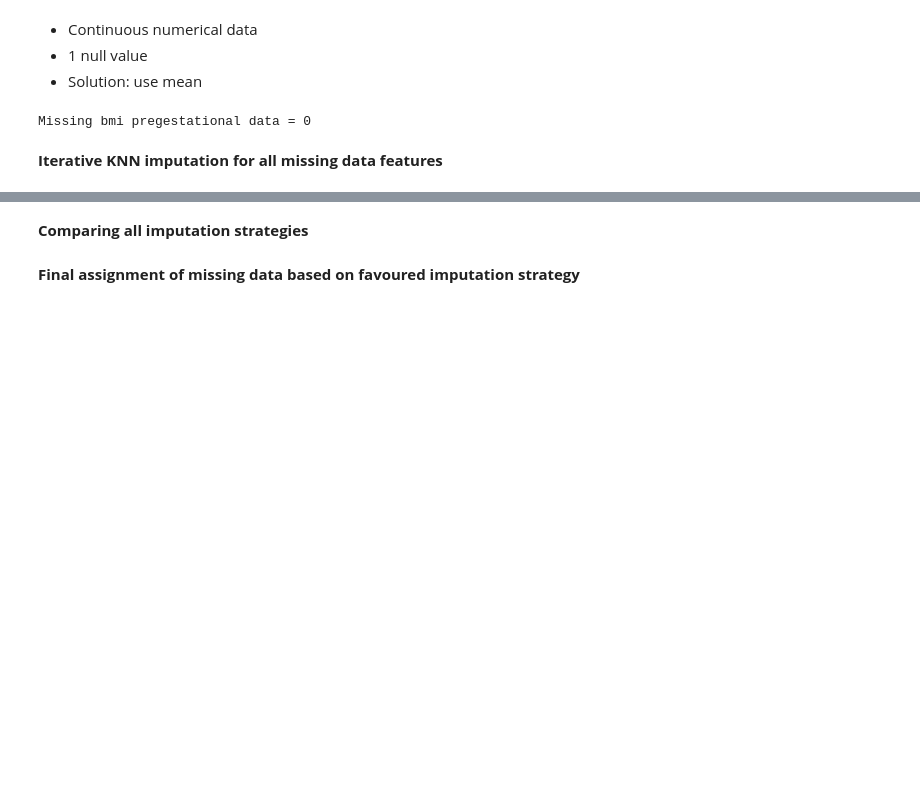
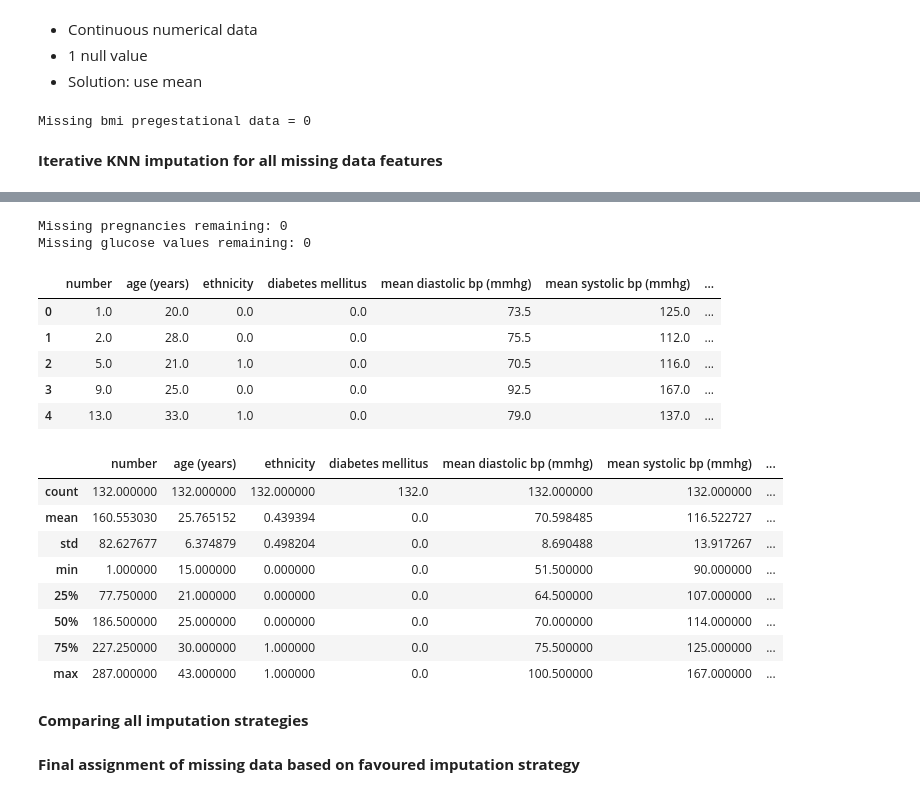
Before and after one commit to FBackhouse1/CaseStudy_PregnancyDiabetes_PreProcessing, a Jupyter notebook: CaseStudy_Diabetes.ipynb, the cells around one changed output, grey strips where cells are left out. Drawn from its saved outputs; the diff is of its cells as text; code cells hidden in the pictures; blank space fills up the shorter version.

Commit message:
Added KNN imputation for pregnancy (number) and first fasting glucose (mg/dl) columns

```diff
--- a/CaseStudy_Diabetes.ipynb
+++ b/CaseStudy_Diabetes.ipynb
@@ -678,0 +708,13 @@ Missing bmi pregestational data = 0
+# %%
+# Creating a copy of diabetes_clean that will only be used for this KNN imputation
+# this is so scaling and other preprocessing can be performed in a more standardised form later in the pipeline
+diabetes_knn = diabetes_clean.copy()
+# %%
+# Both gestational age variables are stored as (weeks of pregnancy, days of pregnancy)
+# this can be converted into just days and stored as an integer
+diabetes_knn["current gestational age (days)"] = ((diabetes_knn["current gestational age"].str.split(",").str[0].astype(int) * 7) +
+                                                  (diabetes_knn["current gestational age"].str.split(",").str[1].astype(int)))
+diabetes_knn["gestational age at birth (days)"] = ((diabetes_knn["gestational age at birth"].str.split(",").str[0].astype(int) * 7) +
+                                                  (diabetes_knn["gestational age at birth"].str.split(",").str[1].astype(int)))
+diabetes_knn = diabetes_knn.drop(["current gestational age", "gestational age at birth"], axis = 1)
+diabetes_knn.head()
@@ -678,0 +728,5 @@ Missing bmi pregestational data = 0
+# %%
+# Feature scaling
+knn_scaler = MinMaxScaler()
+diabetes_knn_scaled = pd.DataFrame(knn_scaler.fit_transform(diabetes_knn), columns = diabetes_knn.columns, index = diabetes_knn.index)
+diabetes_knn_scaled.head()
@@ -679,2 +740,39 @@ Missing bmi pregestational data = 0
+# %%
+# Initialize and apply the KNN Imputer
+# n_neighbors=5 is standard. It averages the values of the 5 closest matching patients, better than sqrt(130) because for imputation
+# you want to find the nearby profiles that fit the best, you're not looking to smooth and prevent overfitting like a classification model
+imputer = KNNImputer(n_neighbors=5)
+imputed_values_knn = imputer.fit_transform(diabetes_knn_scaled)
+
+# Reverse the scaling back to natural clinical numbers
+# This converts scaled fractions back into realistic blood glucose and pregnancy numbers
+final_imputed_knn = knn_scaler.inverse_transform(imputed_values_knn)
+diabetes_knn = pd.DataFrame(final_imputed_knn, columns=diabetes_knn.columns, index=diabetes_knn.index)
+
+# Round pregnancy numbers to keep as discrete whole counts
+diabetes_knn["pregnancies (number)"] = diabetes_knn["pregnancies (number)"].round()
+
+# 8. Verification Check
+print("Missing pregnancies remaining:", diabetes_knn["pregnancies (number)"].isnull().sum())
+print("Missing glucose values remaining:", diabetes_knn["first fasting glucose (mg/dl)"].isnull().sum())
+display(diabetes_knn.head(), diabetes_knn.describe())
+# %% [output]
+Missing pregnancies remaining: 0
+Missing glucose values remaining: 0
+|  | number | age (years) | ethnicity | diabetes mellitus | mean diastolic bp (mmhg) | mean systolic bp (mmhg) | ... |
+| 0 | 1.0 | 20.0 | 0.0 | 0.0 | 73.5 | 125.0 | ... |
+| 1 | 2.0 | 28.0 | 0.0 | 0.0 | 75.5 | 112.0 | ... |
+| 2 | 5.0 | 21.0 | 1.0 | 0.0 | 70.5 | 116.0 | ... |
+| 3 | 9.0 | 25.0 | 0.0 | 0.0 | 92.5 | 167.0 | ... |
+| 4 | 13.0 | 33.0 | 1.0 | 0.0 | 79.0 | 137.0 | ... |
+|  | number | age (years) | ethnicity | diabetes mellitus | mean diastolic bp (mmhg) | mean systolic bp (mmhg) | ... |
+| count | 132.000000 | 132.000000 | 132.000000 | 132.0 | 132.000000 | 132.000000 | ... |
+| mean | 160.553030 | 25.765152 | 0.439394 | 0.0 | 70.598485 | 116.522727 | ... |
+| std | 82.627677 | 6.374879 | 0.498204 | 0.0 | 8.690488 | 13.917267 | ... |
+| min | 1.000000 | 15.000000 | 0.000000 | 0.0 | 51.500000 | 90.000000 | ... |
+| 25% | 77.750000 | 21.000000 | 0.000000 | 0.0 | 64.500000 | 107.000000 | ... |
+| 50% | 186.500000 | 25.000000 | 0.000000 | 0.0 | 70.000000 | 114.000000 | ... |
+| 75% | 227.250000 | 30.000000 | 1.000000 | 0.0 | 75.500000 | 125.000000 | ... |
+| max | 287.000000 | 43.000000 | 1.000000 | 0.0 | 100.500000 | 167.000000 | ... |
 # %% [markdown]
 **Comparing all imputation strategies**
```
Also changed, not shown: parts of 6 cells of this notebook.
